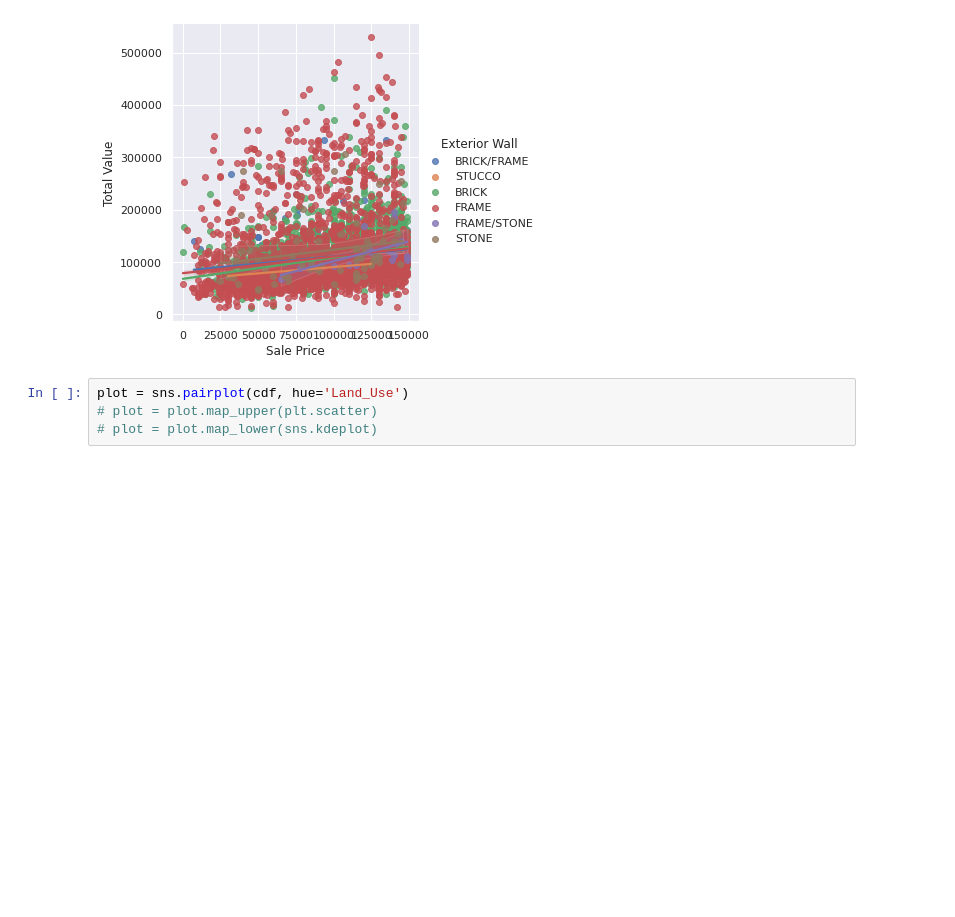
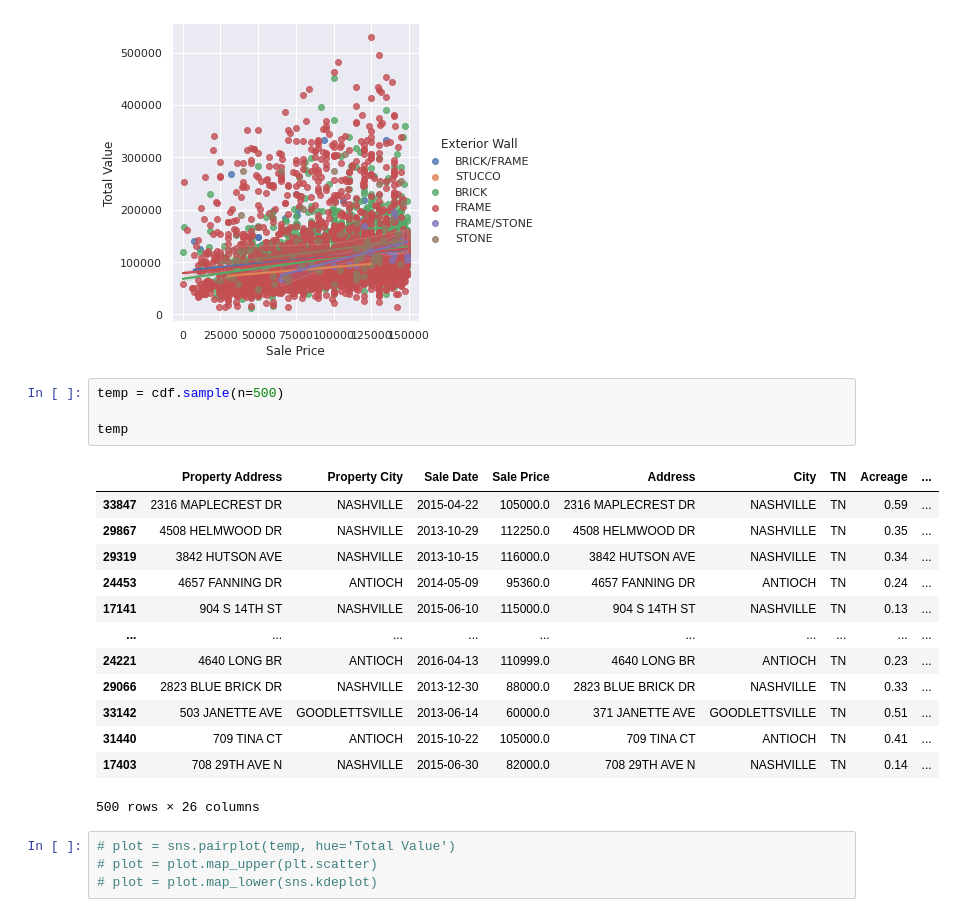
Before and after one commit to cmlakin/Machine-Learning-Final-Project----Lakin-Corrina, a Jupyter notebook: MLFP_Lakin.ipynb, the cells around one changed output. Drawn from its saved outputs; the diff is of its cells as text; blank space fills up the shorter version.

```diff
--- a/MLFP_Lakin.ipynb
+++ b/MLFP_Lakin.ipynb
@@ -220,7 +239,25 @@ sns.lmplot(data = cdf, y='Total Value', x='Sale Price', hue='Exterior Wall')
 # %% [output]
 <seaborn.axisgrid.FacetGrid at 0x...>
 [figure]
+# %%
+temp = cdf.sample(n=500)
+
+temp
+# %% [output]
+|  | Property Address | Property City | Sale Date | Sale Price | Address | City | TN | Acreage | ... |
+| 33847 | 2316 MAPLECREST DR | NASHVILLE | 2015-04-22 | 105000.0 | 2316 MAPLECREST DR | NASHVILLE | TN | 0.59 | ... |
+| 29867 | 4508 HELMWOOD DR | NASHVILLE | 2013-10-29 | 112250.0 | 4508 HELMWOOD DR | NASHVILLE | TN | 0.35 | ... |
+| 29319 | 3842 HUTSON AVE | NASHVILLE | 2013-10-15 | 116000.0 | 3842 HUTSON AVE | NASHVILLE | TN | 0.34 | ... |
+| 24453 | 4657 FANNING DR | ANTIOCH | 2014-05-09 | 95360.0 | 4657 FANNING DR | ANTIOCH | TN | 0.24 | ... |
+| 17141 | 904 S 14TH ST | NASHVILLE | 2015-06-10 | 115000.0 | 904 S 14TH ST | NASHVILLE | TN | 0.13 | ... |
+| ... | ... | ... | ... | ... | ... | ... | ... | ... | ... |
+| 24221 | 4640 LONG BR | ANTIOCH | 2016-04-13 | 110999.0 | 4640 LONG BR | ANTIOCH | TN | 0.23 | ... |
+| 29066 | 2823 BLUE BRICK DR | NASHVILLE | 2013-12-30 | 88000.0 | 2823 BLUE BRICK DR | NASHVILLE | TN | 0.33 | ... |
+| 33142 | 503 JANETTE AVE | GOODLETTSVILLE | 2013-06-14 | 60000.0 | 371 JANETTE AVE | GOODLETTSVILLE | TN | 0.51 | ... |
+| 31440 | 709 TINA CT | ANTIOCH | 2015-10-22 | 105000.0 | 709 TINA CT | ANTIOCH | TN | 0.41 | ... |
+| 17403 | 708 29TH AVE N | NASHVILLE | 2015-06-30 | 82000.0 | 708 29TH AVE N | NASHVILLE | TN | 0.14 | ... |
+500 rows × 26 columns
 # %%
-plot = sns.pairplot(cdf, hue='Land_Use')
+# plot = sns.pairplot(temp, hue='Total Value')
 # plot = plot.map_upper(plt.scatter)
 # plot = plot.map_lower(sns.kdeplot)
```
Also changed, not shown: parts of 18 cells of this notebook.
